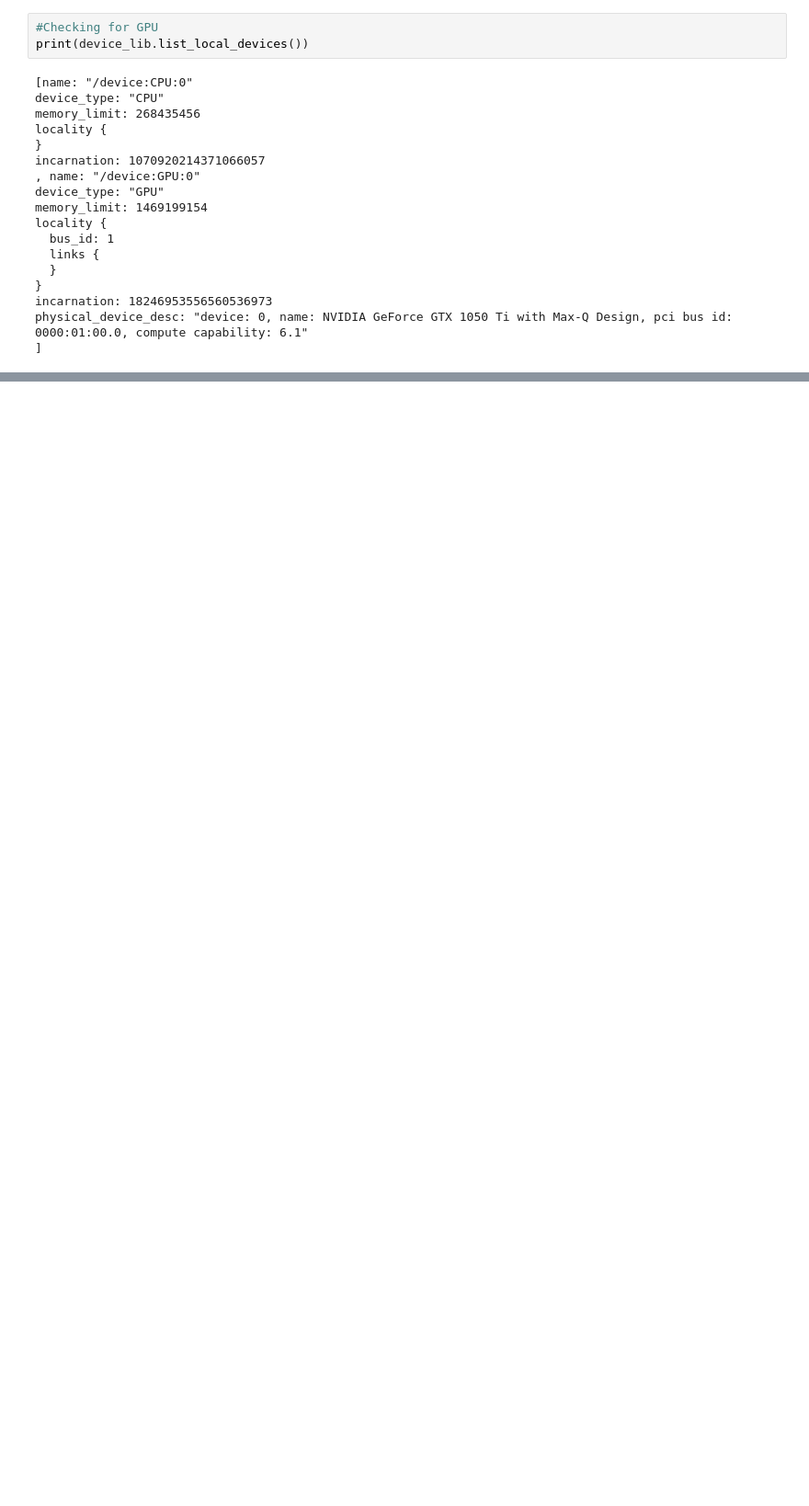
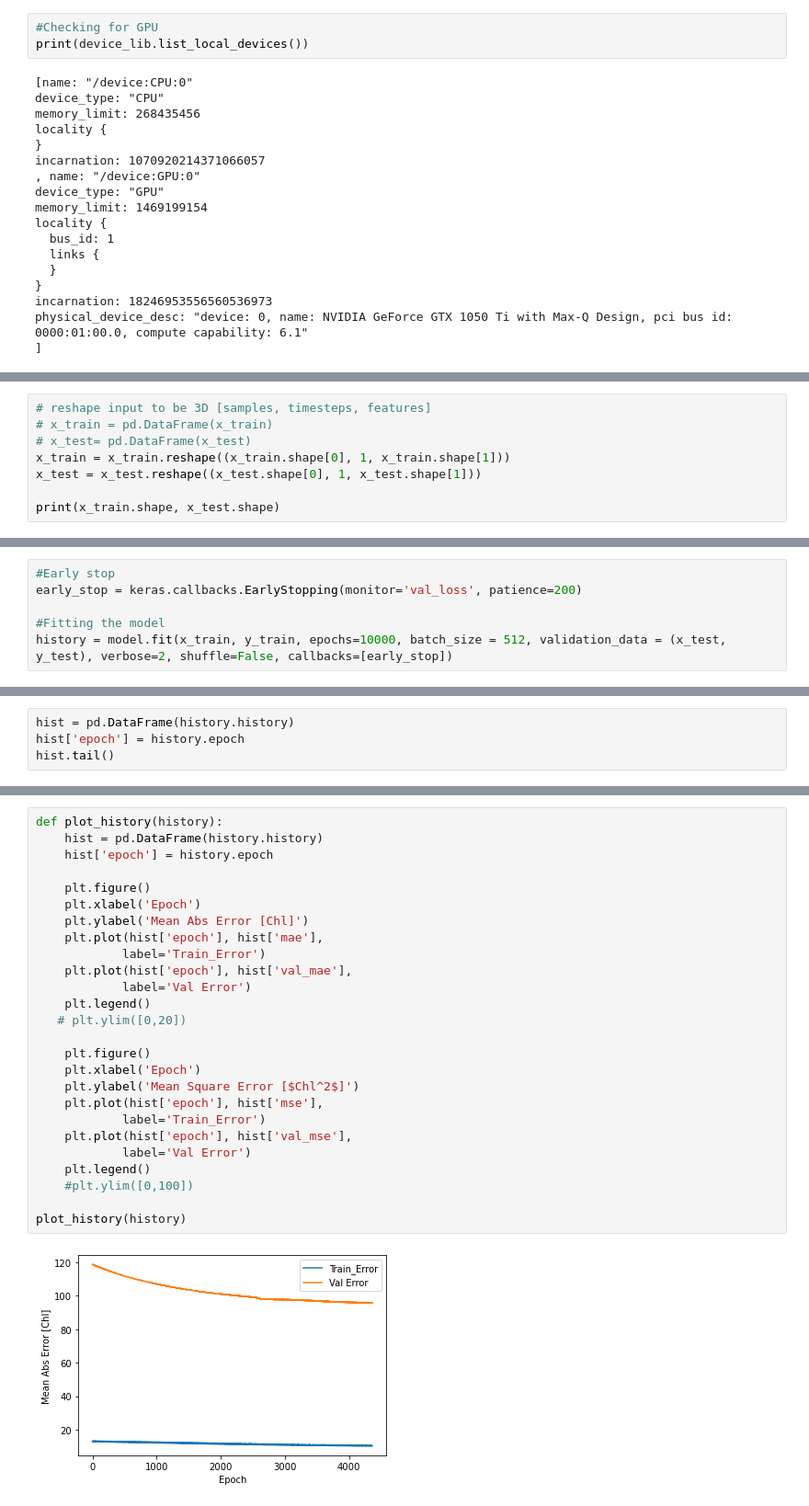
Before and after one commit to pollockDeVis/Chlorophyll-a-Soft-Sensor-for-Malaysia, a Jupyter notebook: 21_10_28_MLs/lstm_2_wq.ipynb, the cells around one changed output, grey strips where cells are left out. Shown: that part at 92% size. Cells and saved outputs as stored; diff of their text form; blank space fills up the shorter version.

```diff
--- a/21_10_28_MLs/lstm_2_wq.ipynb
+++ b/21_10_28_MLs/lstm_2_wq.ipynb
@@ -76,0 +211,8 @@ plt.show()
+# %%
+# reshape input to be 3D [samples, timesteps, features]
+# x_train = pd.DataFrame(x_train)
+# x_test= pd.DataFrame(x_test)
+x_train = x_train.reshape((x_train.shape[0], 1, x_train.shape[1]))
+x_test = x_test.reshape((x_test.shape[0], 1, x_test.shape[1]))
+
+print(x_train.shape, x_test.shape)
@@ -76,0 +249,6 @@ plt.show()
+# %%
+#Early stop
+early_stop = keras.callbacks.EarlyStopping(monitor='val_loss', patience=200)
+
+#Fitting the model
+history = model.fit(x_train, y_train, epochs=10000, batch_size = 512, validation_data = (x_test, y_test), verbose=2, shuffle=False, callbacks=[early_stop])
@@ -76,0 +273,4 @@ plt.show()
+# %%
+hist = pd.DataFrame(history.history)
+hist['epoch'] = history.epoch
+hist.tail()
@@ -76,0 +284,28 @@ plt.show()
+# %%
+def plot_history(history):
+    hist = pd.DataFrame(history.history)
+    hist['epoch'] = history.epoch
+
+    plt.figure()
+    plt.xlabel('Epoch')
+    plt.ylabel('Mean Abs Error [Chl]')
+    plt.plot(hist['epoch'], hist['mae'],
+            label='Train_Error')
+    plt.plot(hist['epoch'], hist['val_mae'],
+            label='Val Error')
+    plt.legend()
+   # plt.ylim([0,20])
+
+    plt.figure()
+    plt.xlabel('Epoch')
+    plt.ylabel('Mean Square Error [$Chl^2$]')
+    plt.plot(hist['epoch'], hist['mse'],
+            label='Train_Error')
+    plt.plot(hist['epoch'], hist['val_mse'],
+            label='Val Error')
+    plt.legend()
+    #plt.ylim([0,100])
+
+plot_history(history)
+# %% [output]
+[figure, added]
```
Also changed, not shown: parts of 23 cells of this notebook, 1 other file.
